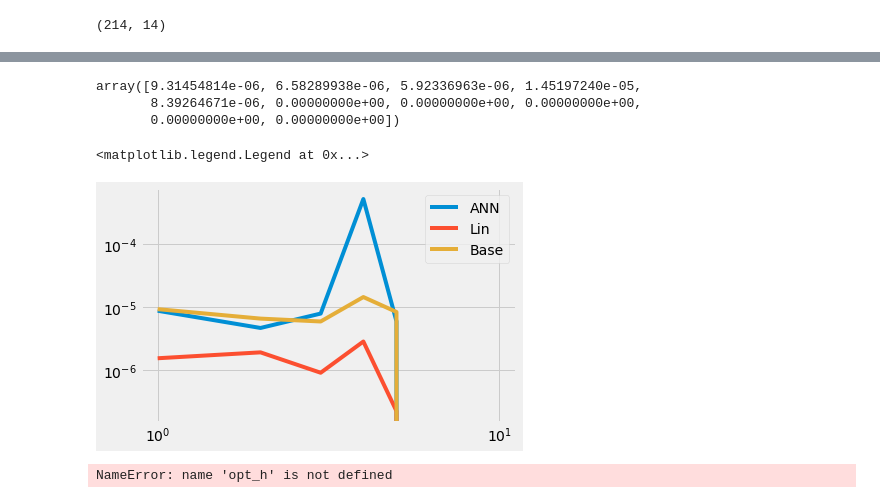
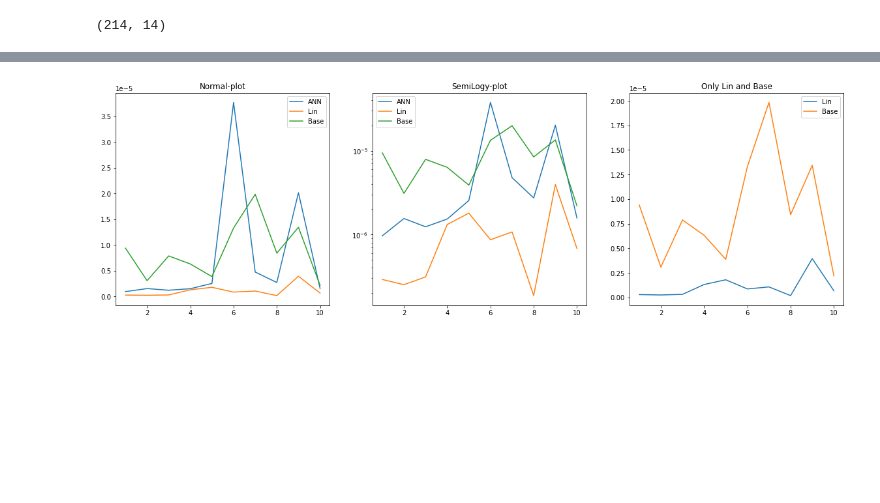
Before and after one commit to NikolajHee/MLDM-Assignment-2, a Jupyter notebook: LINEAR_REGRESSION.ipynb, the cells around one changed output, grey strips where cells are left out. Drawn from its saved outputs; the diff is of its cells as text; code cells hidden in the pictures; blank space fills up the shorter version.

```diff
--- a/LINEAR_REGRESSION.ipynb
+++ b/LINEAR_REGRESSION.ipynb
@@ -189,7 +190,7 @@ loss_fn = torch.nn.MSELoss()
 
 
 #K = K_outer = K_inner
-K = 10
+K = 2
 
 CV_outer = model_selection.KFold(n_splits=K,shuffle=True)
 
@@ -223,8 +224,8 @@ for m, (train_index, test_index) in tqdm(enumerate(CV_outer.split(X))):
     #y_test = (y_test - np.mean(y_test))/np.std(y_test)
 
     #init for optimal lambda
+    M = X_train.shape[1]
     w = np.empty((M,K,len(lambdas)))
-    M = X_train.shape[1]
     train_error_lambda = np.empty((K,len(lambdas)))
     test_error_lambda = np.empty((K,len(lambdas)))
     j = 0
@@ -263,8 +264,6 @@ for m, (train_index, test_index) in tqdm(enumerate(CV_outer.split(X))):
         #     test_error_lambda[j,l] = np.power(y_test_inner-X_test_inner @ w[:,j,l].T,2).mean(axis=0)
 
 
-
-
         #* Finding best hyperparameter lambda
         # precompute terms
         Xty = X_train_inner.T @ y_train_inner
@@ -274,12 +273,11 @@ for m, (train_index, test_index) in tqdm(enumerate(CV_outer.split(X))):
             # note: "linalg.lstsq(a,b)" is substitue for Matlab's left division operator "\"
             lambdaI = lambdas[l] * np.eye(M)
             lambdaI[0,0] = 0 # remove bias regularization
-            w[:,f,l] = np.linalg.solve(XtX+lambdaI,Xty).squeeze()
+            w[:,j,l] = np.linalg.solve(XtX+lambdaI,Xty).squeeze()
             # Evaluate training and test performance
-            train_error[f,l] = np.power(y_train-X_train @ w[:,f,l].T,2).mean(axis=0)
-            test_error[f,l] = np.power(y_test-X_test @ w[:,f,l].T,2).mean(axis=0)
+            train_error_lambda[j,l] = np.power(y_train-X_train @ w[:,j,l].T,2).mean(axis=0)
+            test_error_lambda[j,l] = np.power(y_test-X_test @ w[:,j,l].T,2).mean(axis=0)
 
-        f=f+1
 
         #opt_val_err = np.min(np.mean(test_error,axis=0))
         #opt_lambda = lambdas[np.argmin(np.mean(test_error,axis=0))]
@@ -680,18 +678,28 @@ plt.show()
-# %%
-Base_error_test
-# %% [output]
-array([9.31454814e-06, 6.58289938e-06, 5.92336963e-06, 1.45197240e-05,
-       8.39264671e-06, 0.00000000e+00, 0.00000000e+00, 0.00000000e+00,
-       0.00000000e+00, 0.00000000e+00])
-# %%
-plt.loglog([i+1 for i in range(10)], ANN_error_test)
-plt.loglog([i+1 for i in range(10)],lin_error_test)
-plt.loglog([i+1 for i in range(10)],Base_error_test)
-#plt.axhline(0.5,color='red')
-plt.legend(['ANN', 'Lin', 'Base'])
-# %% [output]
-<matplotlib.legend.Legend at 0x...>
-[figure, removed]
+# %%
+#plot the error normal, and logorithmic.
+f, axs = plt.subplots(1, 3, figsize=(20,6))
+axs[0].plot([i+1 for i in range(10)], ANN_error_test)
+axs[0].plot([i+1 for i in range(10)], lin_error_test)
+axs[0].plot([i+1 for i in range(10)], Base_error_test)
+axs[0].legend(['ANN', 'Lin', 'Base'])
+axs[0].set_title("Normal-plot")
+
+axs[1].semilogy([i+1 for i in range(10)], ANN_error_test)
+axs[1].semilogy([i+1 for i in range(10)],lin_error_test)
+axs[1].semilogy([i+1 for i in range(10)],Base_error_test)
+
+
+axs[1].legend(['ANN', 'Lin', 'Base'])
+axs[1].set_title("SemiLogy-plot")
+
+
+axs[2].plot([i+1 for i in range(10)], lin_error_test)
+axs[2].plot([i+1 for i in range(10)], Base_error_test)
+axs[2].set_title("Only Lin and Base")
+axs[2].legend(['Lin', 'Base'])
+plt.show()
+# %% [output]
+[figure, added]
 # %%
 import pandas as pd
 import numpy as np
@@ -700,6 +708,4 @@ table = np.array([opt_h, ANN_error_test, opt_lambda, lin_error_test, Base_error_
 
 df = pd.DataFrame(np.transpose(table))
 
-df.to_csv('regression_results.csv', index = False, header = ["test_size", "h", "ANN", "lambda", "Log", "Base"])
+df.to_csv('regression_results2.csv', index = False, header = ["h", "ANN", "lambda", "lin", "Base"])
-# %% [output]
-NameError: name 'opt_h' is not defined
```
Also changed, not shown: parts of 6 cells of this notebook, 5 other files.
